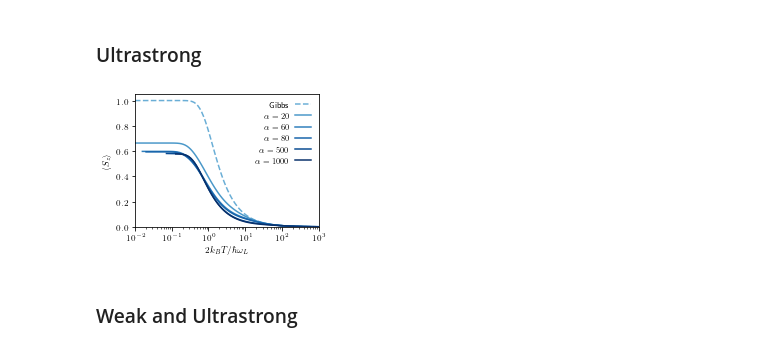
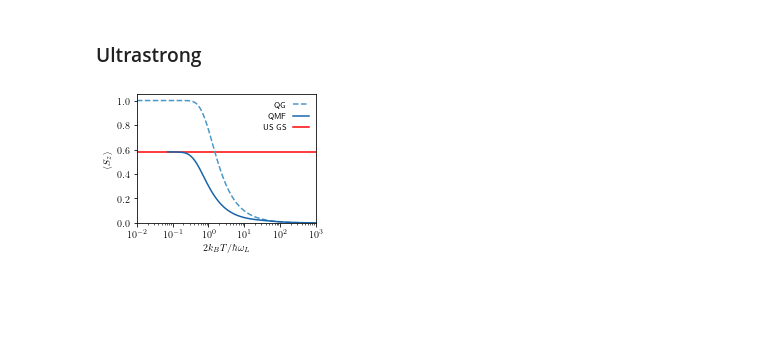
Before and after one commit to quantum-exeter/QuantumSpinDynamics, a Jupyter notebook: plot/plotStatics.ipynb, the cells around one changed output. Drawn from its saved outputs; the diff is of its cells as text; code cells hidden in the pictures; blank space fills up the shorter version.

```diff
--- a/plot/plotStatics.ipynb
+++ b/plot/plotStatics.ipynb
@@ -435,27 +437,29 @@ plt.savefig('/Users/charliehogg/Dropbox/PhD/1. 3D Project/Graphs/Paper/wk_coupli
 # %%
 fig, ax = plt.subplots(1, 1, figsize=(3.35, 2.5))  #size in inches
 
 bcmap = plt.get_cmap('Blues')
 ocmap = plt.get_cmap('YlGn')
 
 ax.set_xlabel("$2k_B T/\hbar\omega_L$")
 ax.set_ylabel("$\langle S_z \\rangle$")
 
 ax.set_xlim(1.0e-2, 1.0e3)
 ax.set_ylim(0.0, 1.05)
 
-ax.semilogx(dataG_qu[:,0], dataG_qu[:,3], color=bcmap(0.5), linestyle='--', label='Gibbs') # Gibbs
-ax.semilogx(data3D_MFGS_us_prmf[:,0], data3D_MFGS_us_prmf[:,3], color=bcmap(0.6), label='$\\alpha = 20$') # MFGS
-ax.semilogx(data3D_MFGS_us_prmg[:,0], data3D_MFGS_us_prmg[:,3], color=bcmap(0.7), label='$\\alpha = 60$') # MFGS
-ax.semilogx(data3D_MFGS_us_prmh[:,0], data3D_MFGS_us_prmh[:,3], color=bcmap(0.8), label='$\\alpha = 80$') # MFGS
-ax.semilogx(data3D_MFGS_us_prmi[:,0], data3D_MFGS_us_prmi[:,3], color=bcmap(0.9), label='$\\alpha = 500$') # MFGS
-ax.semilogx(data3D_MFGS_us_prmj[:,0], data3D_MFGS_us_prmj[:,3], color=bcmap(1.0), label='$\\alpha = 1000$') # MFGS
+ax.semilogx(dataG_qu[:,0], dataG_qu[:,3], color=bcmap(0.6), linestyle='--', label='QG') # Gibbs
+# ax.semilogx(data3D_MFGS_us_prmg[:,0], data3D_MFGS_us_prmg[:,3], color=bcmap(0.6), label='$\\alpha = 20$') # MFGS
+# ax.semilogx(data3D_MFGS_us_prmh[:,0], data3D_MFGS_us_prmh[:,3], color=bcmap(0.7), label='$\\alpha = 60$') # MFGS
+# ax.semilogx(data3D_MFGS_us_prmi[:,0], data3D_MFGS_us_prmi[:,3], color=bcmap(0.8), label='$\\alpha = 80$') # MFGS
+# ax.semilogx(data3D_MFGS_us_prmj[:,0], data3D_MFGS_us_prmj[:,3], color=bcmap(0.9), label='$\\alpha = 500$') # MFGS
+ax.semilogx(data3D_MFGS_us_prmk[:,0], data3D_MFGS_us_prmk[:,3], color=bcmap(0.8), label='QMF') # MFGS
+
+ax.axhline(1/np.sqrt(3), color='r', label='US GS', zorder=0)
 
 ax.legend(ncol=1, frameon=False, markerfirst=False)
 
 fig.tight_layout()
 
-# plt.savefig('/Users/charliehogg/Dropbox/PhD/1. 3D Project/Graphs/Paper/WK_coupling_prmc.pdf', dpi=300) # Export for Mac
-plt.savefig('C://Users//crh222//Dropbox//PhD//1. 3D Project//Graphs//Paper//US_coupling.pdf', dpi=300) # Export for Windows
+# plt.savefig('/Users/charliehogg/Dropbox/PhD/1. 3D Project/Graphs/Paper/US_coupling.pdf', dpi=300) # Export for Mac
+# plt.savefig('C://Users//crh222//Dropbox//PhD//1. 3D Project//Graphs//Paper//US_coupling.pdf', dpi=300) # Export for Windows
 # %% [output]
-[figure, old version]
+[figure, new version]
@@ -501,2 +465,0 @@ fig.legend(ncol=1, frameon=False, markerfirst=False, loc=(0.33, 0.28))
-# %% [markdown]
-### Weak and Ultrastrong ###
```
Also changed, not shown: parts of 7 cells of this notebook.
